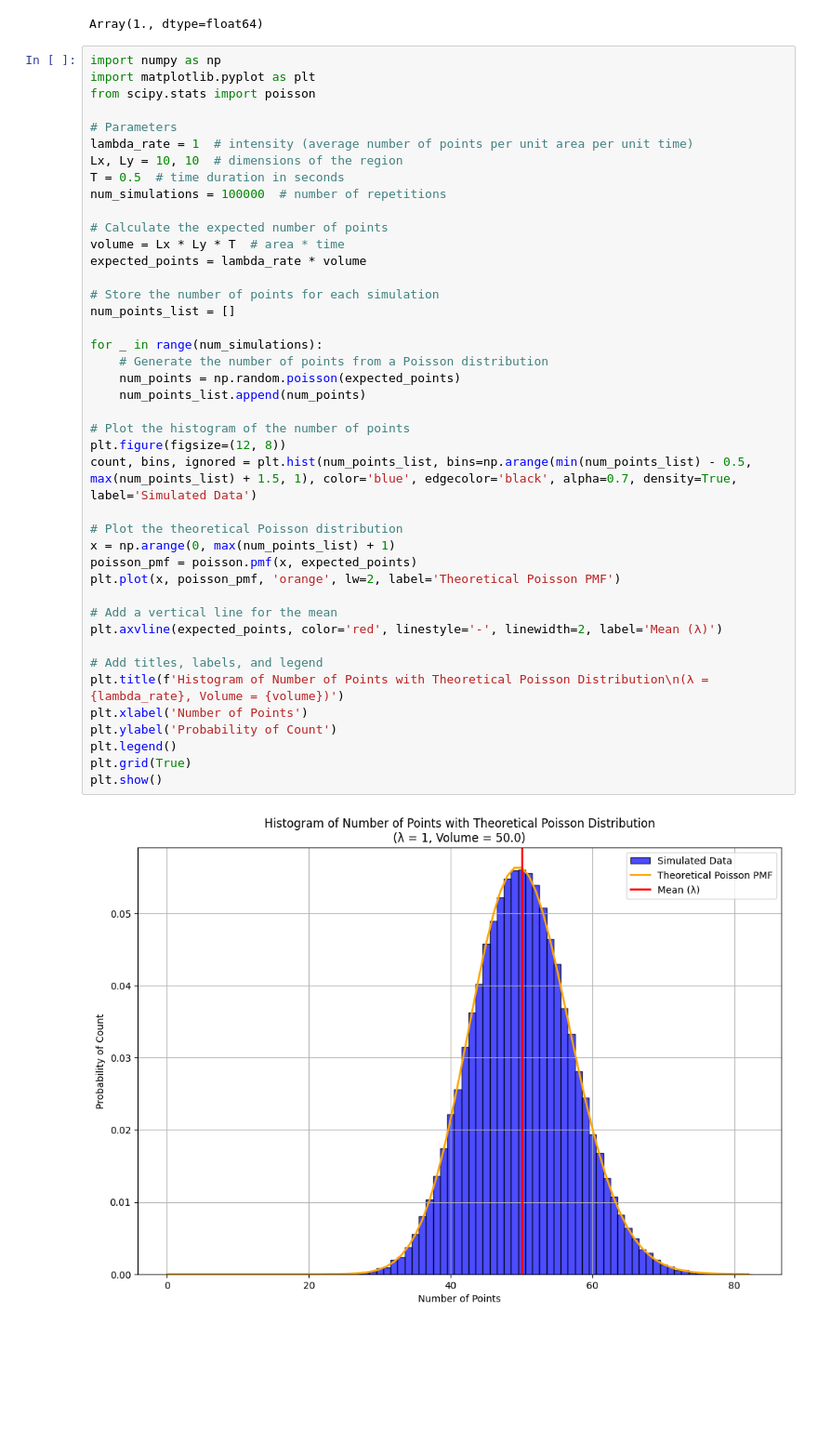
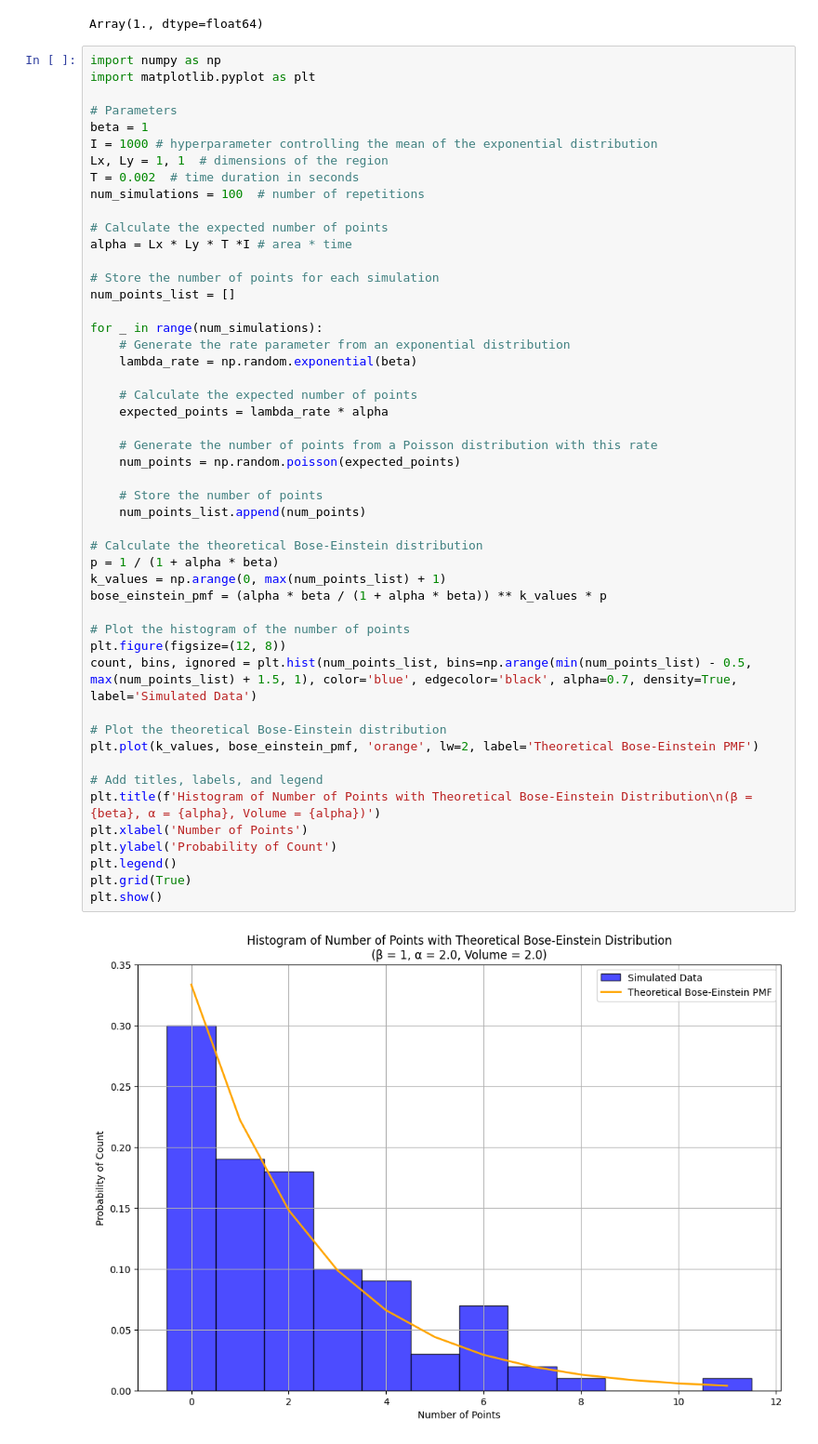
Before and after one commit to Hamzahjausi/poisson_studies, a Jupyter notebook: poisson_chapter1.ipynb, the cells around one changed output. Shown: that part at 93% size. Drawn from its saved outputs; the diff is of its cells as text; blank space fills up the shorter version.

```diff
--- a/poisson_chapter1.ipynb
+++ b/poisson_chapter1.ipynb
@@ -43,44 +43,51 @@ Array(1., dtype=float64)
 # %%
 import numpy as np
 import matplotlib.pyplot as plt
-from scipy.stats import poisson
 
 # Parameters
-lambda_rate = 1  # intensity (average number of points per unit area per unit time)
-Lx, Ly = 10, 10  # dimensions of the region
-T = 0.5  # time duration in seconds
-num_simulations = 100000  # number of repetitions
+beta = 1
+I = 1000 # hyperparameter controlling the mean of the exponential distribution
+Lx, Ly = 1, 1  # dimensions of the region
+T = 0.002  # time duration in seconds
+num_simulations = 100  # number of repetitions
 
 # Calculate the expected number of points
-volume = Lx * Ly * T  # area * time
-expected_points = lambda_rate * volume
+alpha = Lx * Ly * T *I # area * time
 
 # Store the number of points for each simulation
 num_points_list = []
 
 for _ in range(num_simulations):
-    # Generate the number of points from a Poisson distribution
+    # Generate the rate parameter from an exponential distribution
+    lambda_rate = np.random.exponential(beta)
+
+    # Calculate the expected number of points
+    expected_points = lambda_rate * alpha
+
+    # Generate the number of points from a Poisson distribution with this rate
     num_points = np.random.poisson(expected_points)
+
+    # Store the number of points
     num_points_list.append(num_points)
+
+# Calculate the theoretical Bose-Einstein distribution
+p = 1 / (1 + alpha * beta)
+k_values = np.arange(0, max(num_points_list) + 1)
+bose_einstein_pmf = (alpha * beta / (1 + alpha * beta)) ** k_values * p
 
 # Plot the histogram of the number of points
 plt.figure(figsize=(12, 8))
 count, bins, ignored = plt.hist(num_points_list, bins=np.arange(min(num_points_list) - 0.5, max(num_points_list) + 1.5, 1), color='blue', edgecolor='black', alpha=0.7, density=True, label='Simulated Data')
 
-# Plot the theoretical Poisson distribution
-x = np.arange(0, max(num_points_list) + 1)
-poisson_pmf = poisson.pmf(x, expected_points)
-plt.plot(x, poisson_pmf, 'orange', lw=2, label='Theoretical Poisson PMF')
-
-# Add a vertical line for the mean
-plt.axvline(expected_points, color='red', linestyle='-', linewidth=2, label='Mean (λ)')
+# Plot the theoretical Bose-Einstein distribution
+plt.plot(k_values, bose_einstein_pmf, 'orange', lw=2, label='Theoretical Bose-Einstein PMF')
 
 # Add titles, labels, and legend
-plt.title(f'Histogram of Number of Points with Theoretical Poisson Distribution\n(λ = {lambda_rate}, Volume = {volume})')
+plt.title(f'Histogram of Number of Points with Theoretical Bose-Einstein Distribution\n(β = {beta}, α = {alpha}, Volume = {alpha})')
 plt.xlabel('Number of Points')
 plt.ylabel('Probability of Count')
 plt.legend()
 plt.grid(True)
 plt.show()
 # %% [output]
-[figure, old version]
+[figure, new version]
```
Also changed, not shown: parts of 3 cells of this notebook.
